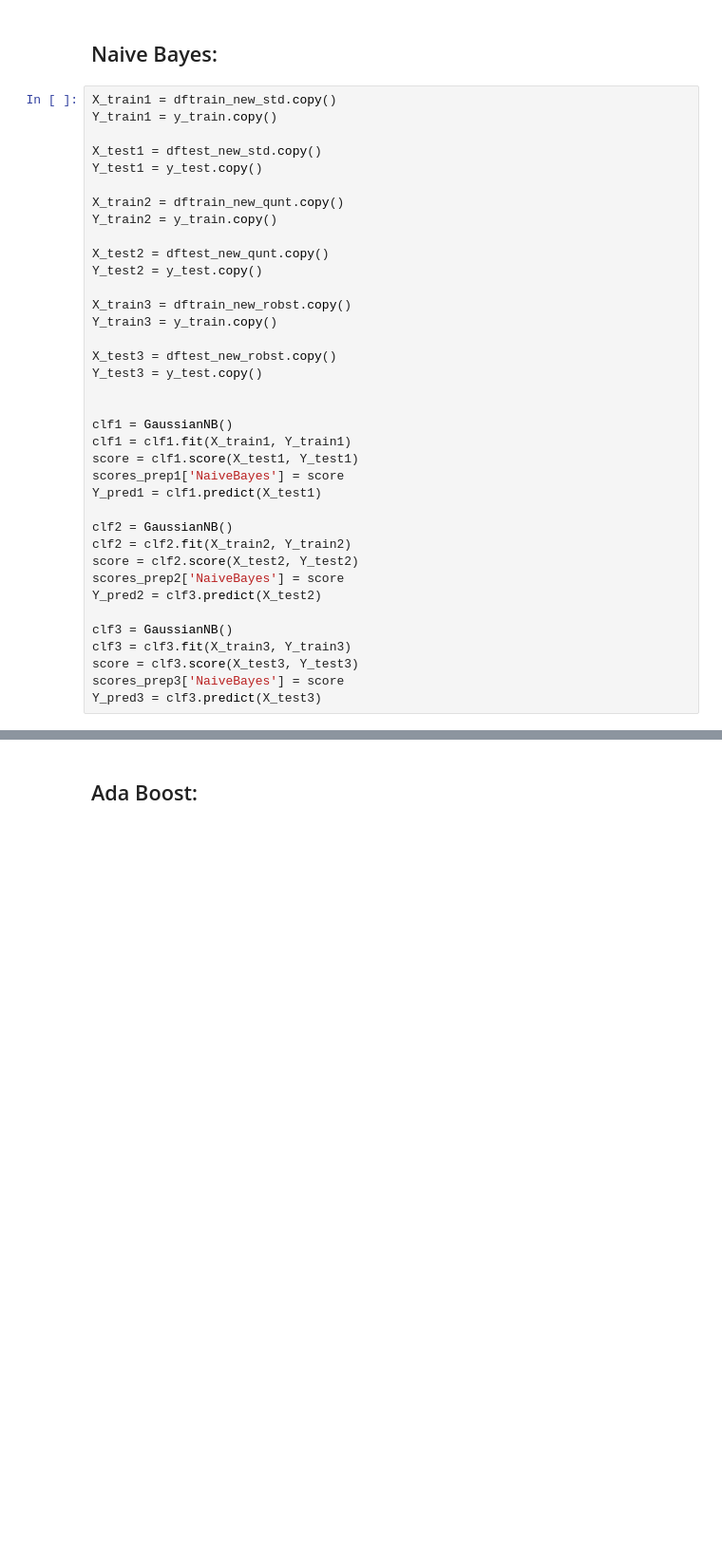
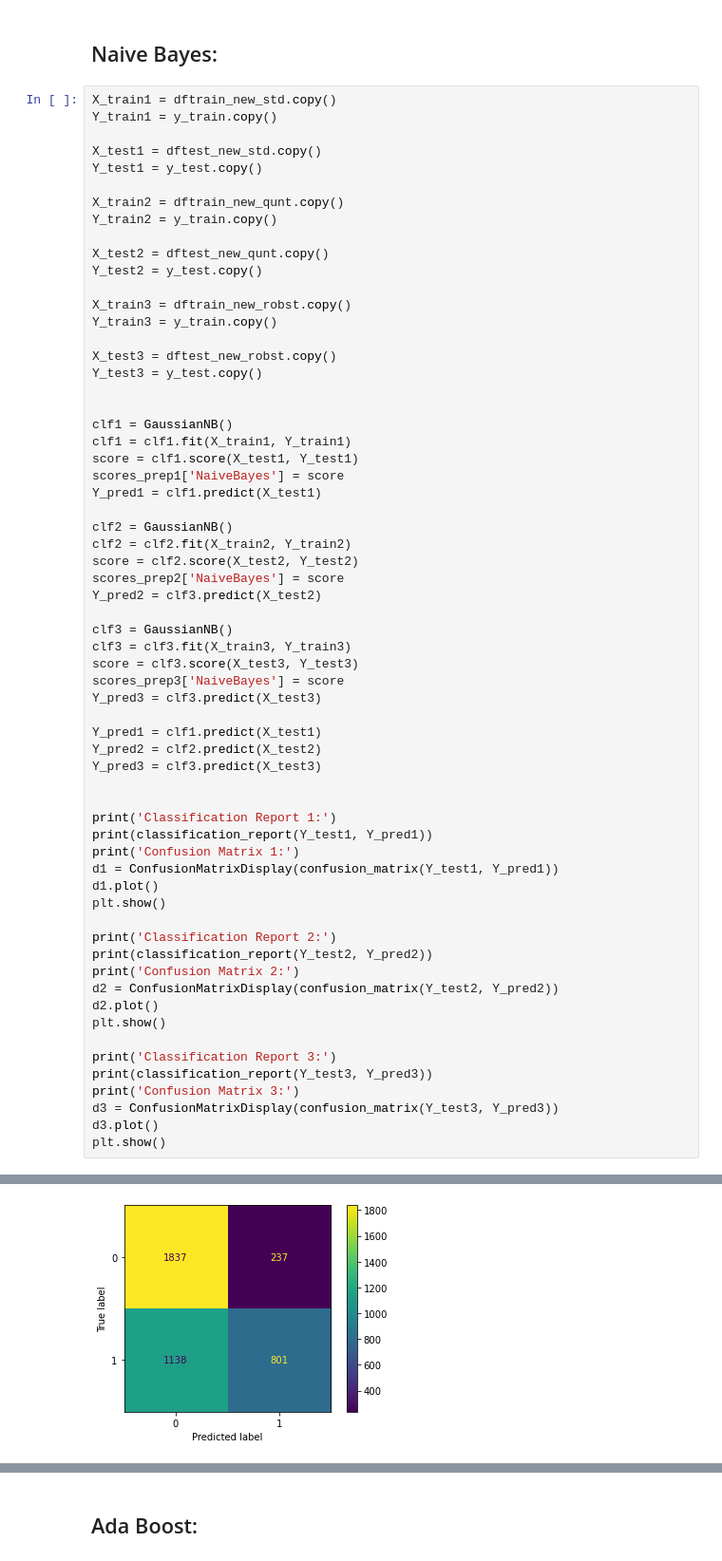
Before and after one commit to nourheshamshaheen/Data-Classification, a Jupyter notebook: AI PROJECT 3.ipynb, the cells around one changed output, grey strips where cells are left out. Shown: that part at 95% size. Saved outputs shown, nothing was run; the diff lists cells and outputs as text; blank space fills up the shorter version.

```diff
--- a/AI PROJECT 3.ipynb
+++ b/AI PROJECT 3.ipynb
@@ -204,3 +258,30 @@ clf3 = clf3.fit(X_train3, Y_train3)
 score = clf3.score(X_test3, Y_test3)
 scores_prep3['NaiveBayes'] = score
 Y_pred3 = clf3.predict(X_test3)
+
+Y_pred1 = clf1.predict(X_test1)
+Y_pred2 = clf2.predict(X_test2)
+Y_pred3 = clf3.predict(X_test3)
+
+
+print('Classification Report 1:')
+print(classification_report(Y_test1, Y_pred1))
+print('Confusion Matrix 1:')
+d1 = ConfusionMatrixDisplay(confusion_matrix(Y_test1, Y_pred1))
+d1.plot()
+plt.show()
+
+print('Classification Report 2:')
+print(classification_report(Y_test2, Y_pred2))
+print('Confusion Matrix 2:')
+d2 = ConfusionMatrixDisplay(confusion_matrix(Y_test2, Y_pred2))
+d2.plot()
+plt.show()
+
+print('Classification Report 3:')
+print(classification_report(Y_test3, Y_pred3))
+print('Confusion Matrix 3:')
+d3 = ConfusionMatrixDisplay(confusion_matrix(Y_test3, Y_pred3))
+d3.plot()
+plt.show()
+# %% [output]
@@ -206,0 +299 @@ Y_pred3 = clf3.predict(X_test3)
+[figure, added]
```
Also changed, not shown: parts of 19 cells of this notebook, 1 other file.
